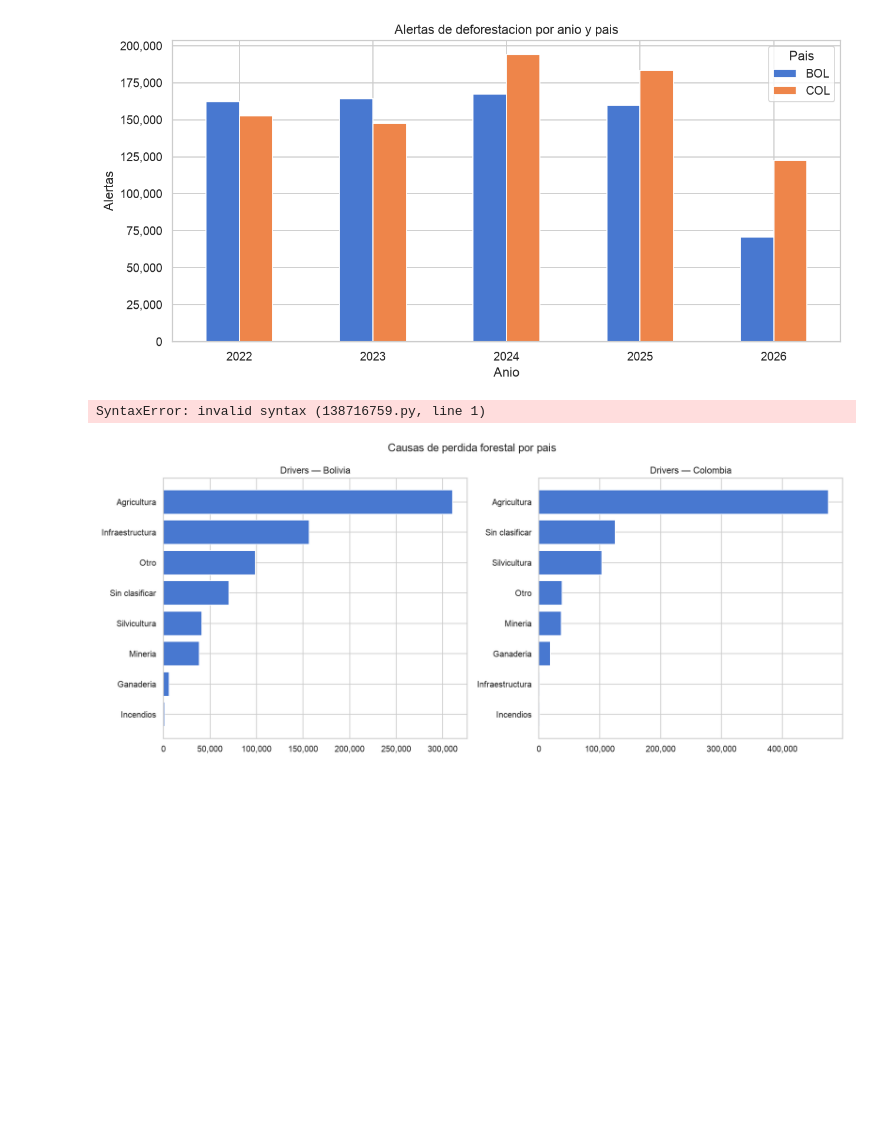
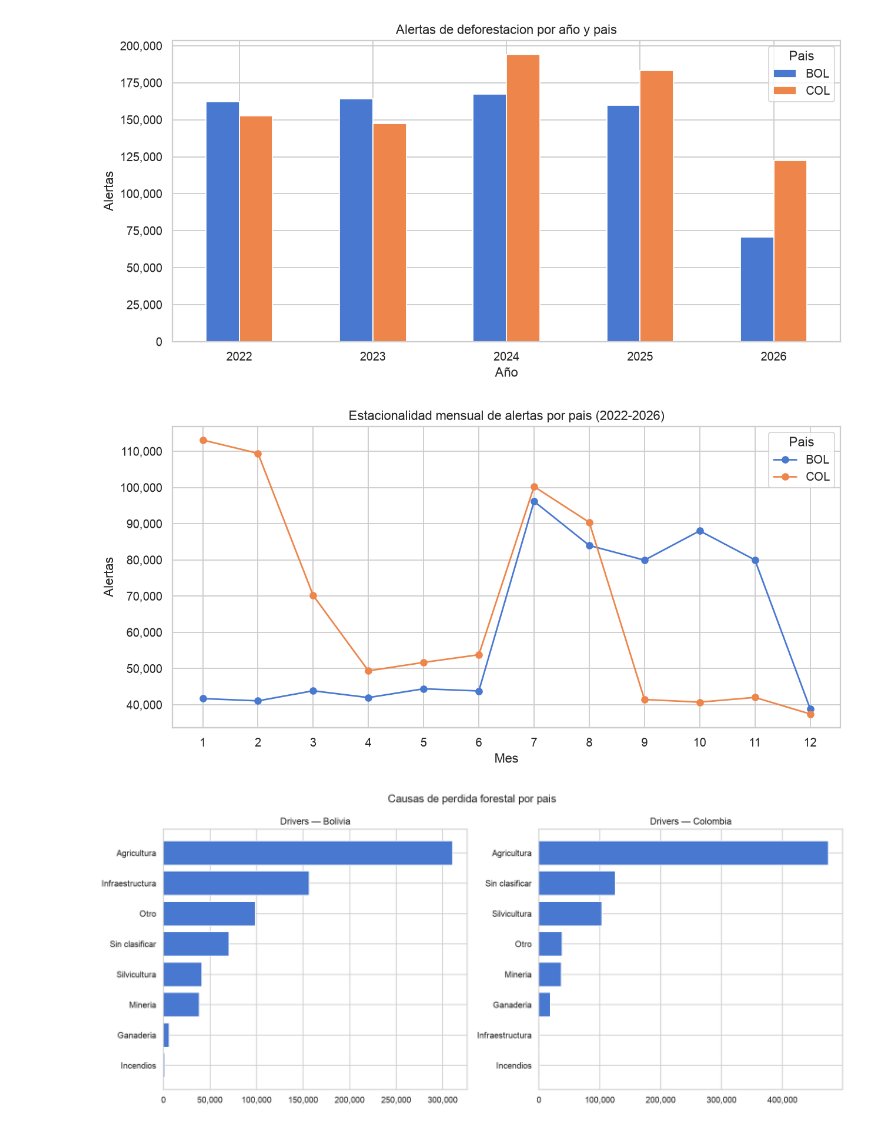
Before and after one commit to JhoanHurtado/deforestation-alert-etl, a Jupyter notebook: notebooks/etl_eda.ipynb, the cells around one changed output. Saved outputs shown, nothing was run; the diff lists cells and outputs as text; code cells hidden in the pictures; blank space fills up the shorter version.

```diff
--- a/notebooks/etl_eda.ipynb
+++ b/notebooks/etl_eda.ipynb
@@ -645,22 +661,22 @@ plt.show()
 # %% [output]
 [figure]
 # %%
--# Fig 2 — Estacionalidad mensual por pais
+# Fig 2 — Estacionalidad mensual por pais
 pivot_month = q_monthly.pivot(index='month', columns='country_code', values='alerts').fillna(0)
 
 fig, ax = plt.subplots(figsize=(10, 5))
 pivot_month.plot(ax=ax, marker='o')
 ax.set_title('Estacionalidad mensual de alertas por pais (2022-2026)')
 ax.set_xlabel('Mes')
 ax.set_ylabel('Alertas')
 ax.set_xticks(range(1, 13))
 ax.yaxis.set_major_formatter(mticker.FuncFormatter(lambda x, _: f'{int(x):,}'))
 ax.legend(title='Pais')
 plt.tight_layout()
 plt.savefig(RES_PATH / 'fig2_estacionalidad_por_pais.png', dpi=130)
 plt.show()
 # %% [output]
-SyntaxError: invalid syntax (138716759.py, line 1)
+[figure, added]
 # %%
 # Fig 3 — Drivers de perdida forestal por pais
 fig, axes = plt.subplots(1, 2, figsize=(14, 6))
```
Also changed, not shown: parts of 3 cells of this notebook, 1 other file.
